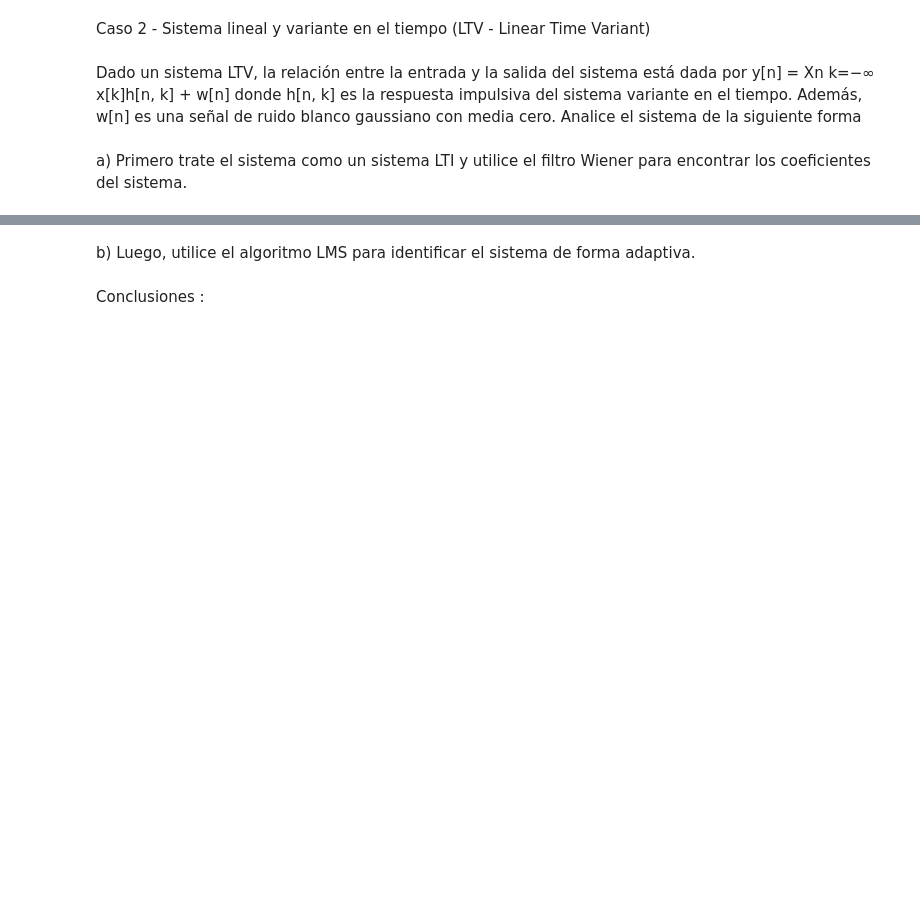
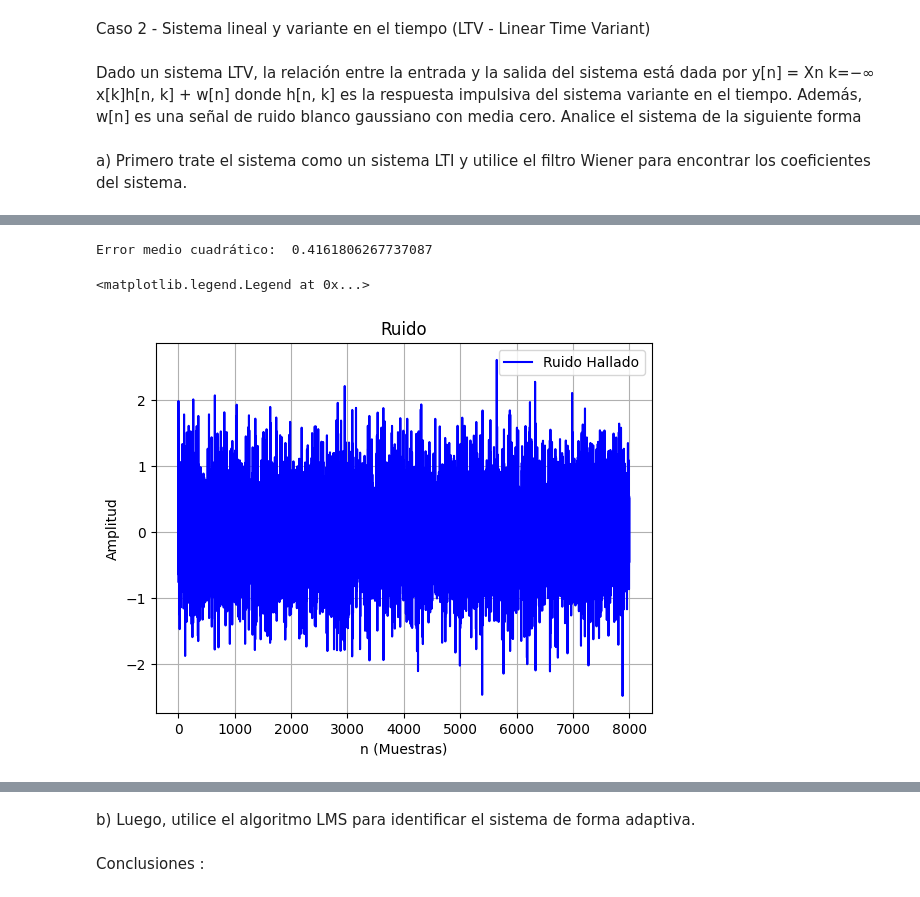
Before and after one commit to ExampleToFollow/PracticasPDS, a Jupyter notebook: Personal/TA_pregunta1.ipynb, the cells around one changed output, grey strips where cells are left out. Saved outputs shown, nothing was run; the diff lists cells and outputs as text; code cells hidden in the pictures; blank space fills up the shorter version.

```diff
--- a/Personal/TA_pregunta1.ipynb
+++ b/Personal/TA_pregunta1.ipynb
@@ -288,0 +376,14 @@ los coeficientes del sistema.
+# %%
+salida_aproximada = sc.signal.lfilter(W,[1],input_lti) #Libre de ruido
+print('Error medio cuadrático: ',np.mean((output_lti-salida_aproximada)**2))
+ruido = salida_aproximada - output_lti
+plt.plot( ruido, label='Ruido Hallado', color='blue')
+plt.title('Ruido')
+plt.xlabel('n (Muestras)')
+plt.ylabel('Amplitud')
+plt.grid(True)
+plt.legend()
+# %% [output]
+Error medio cuadrático:  0.4161806267737087
+<matplotlib.legend.Legend at 0x...>
+[figure, added]
```
Also changed, not shown: parts of 6 cells of this notebook.
